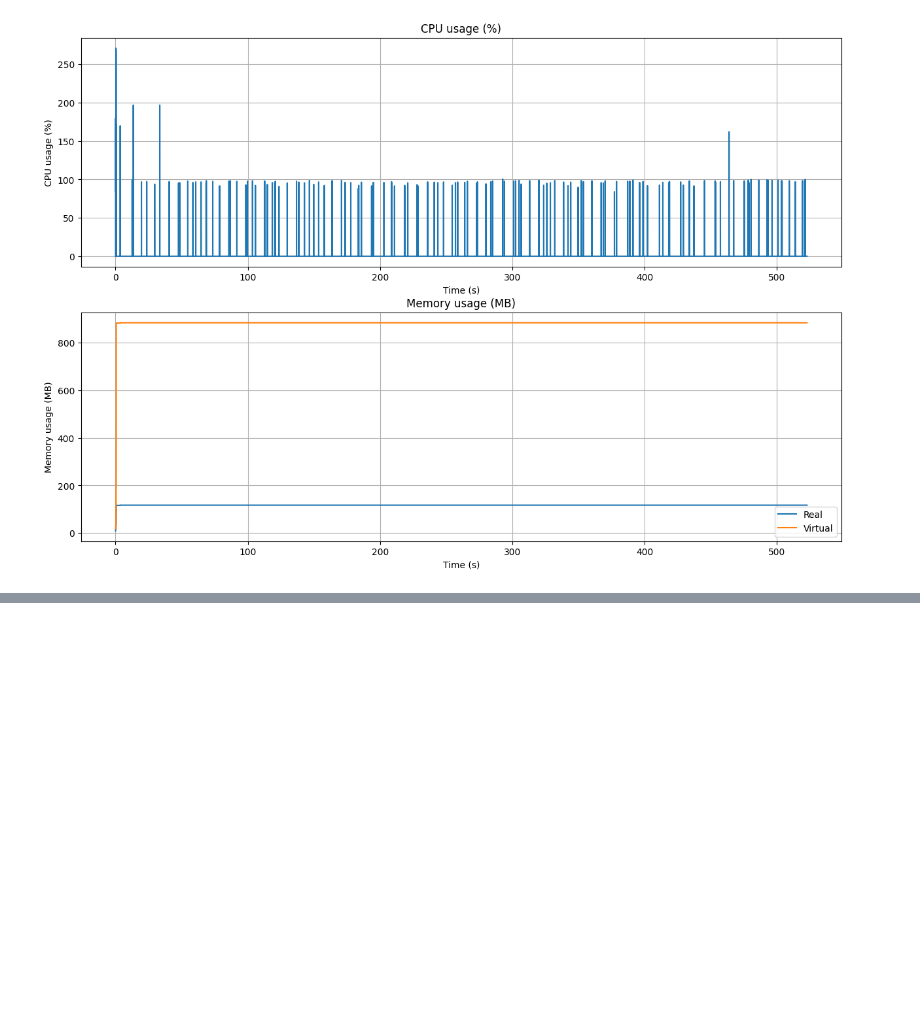
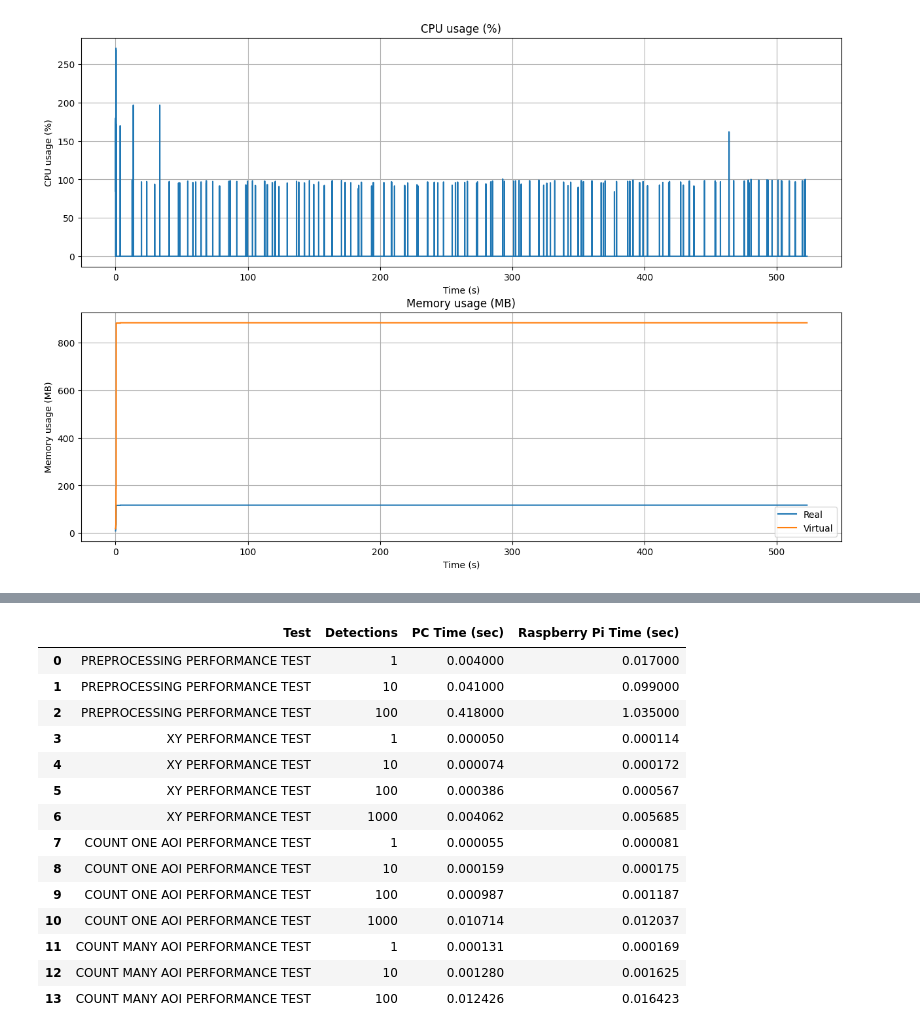
Before and after one commit to klymya/pg-research, a Jupyter notebook: gw_prototype/perf/activity.ipynb, the cells around one changed output, grey strips where cells are left out. Saved outputs shown, nothing was run; the diff lists cells and outputs as text; code cells hidden in the pictures; blank space fills up the shorter version.

```diff
--- a/gw_prototype/perf/activity.ipynb
+++ b/gw_prototype/perf/activity.ipynb
@@ -37,0 +133,18 @@ Text(0, 0.5, 'Memory usage (MB)')
+# %%
+summary_df
+# %% [output]
+|  | Test | Detections | PC Time (sec) | Raspberry Pi Time (sec) |
+| 0 | PREPROCESSING PERFORMANCE TEST | 1 | 0.004000 | 0.017000 |
+| 1 | PREPROCESSING PERFORMANCE TEST | 10 | 0.041000 | 0.099000 |
+| 2 | PREPROCESSING PERFORMANCE TEST | 100 | 0.418000 | 1.035000 |
+| 3 | XY PERFORMANCE TEST | 1 | 0.000050 | 0.000114 |
+| 4 | XY PERFORMANCE TEST | 10 | 0.000074 | 0.000172 |
+| 5 | XY PERFORMANCE TEST | 100 | 0.000386 | 0.000567 |
+| 6 | XY PERFORMANCE TEST | 1000 | 0.004062 | 0.005685 |
+| 7 | COUNT ONE AOI PERFORMANCE TEST | 1 | 0.000055 | 0.000081 |
+| 8 | COUNT ONE AOI PERFORMANCE TEST | 10 | 0.000159 | 0.000175 |
+| 9 | COUNT ONE AOI PERFORMANCE TEST | 100 | 0.000987 | 0.001187 |
+| 10 | COUNT ONE AOI PERFORMANCE TEST | 1000 | 0.010714 | 0.012037 |
+| 11 | COUNT MANY AOI PERFORMANCE TEST | 1 | 0.000131 | 0.000169 |
+| 12 | COUNT MANY AOI PERFORMANCE TEST | 10 | 0.001280 | 0.001625 |
+| 13 | COUNT MANY AOI PERFORMANCE TEST | 100 | 0.012426 | 0.016423 |
```
Also changed, not shown: parts of 3 cells of this notebook, 6 other files.
